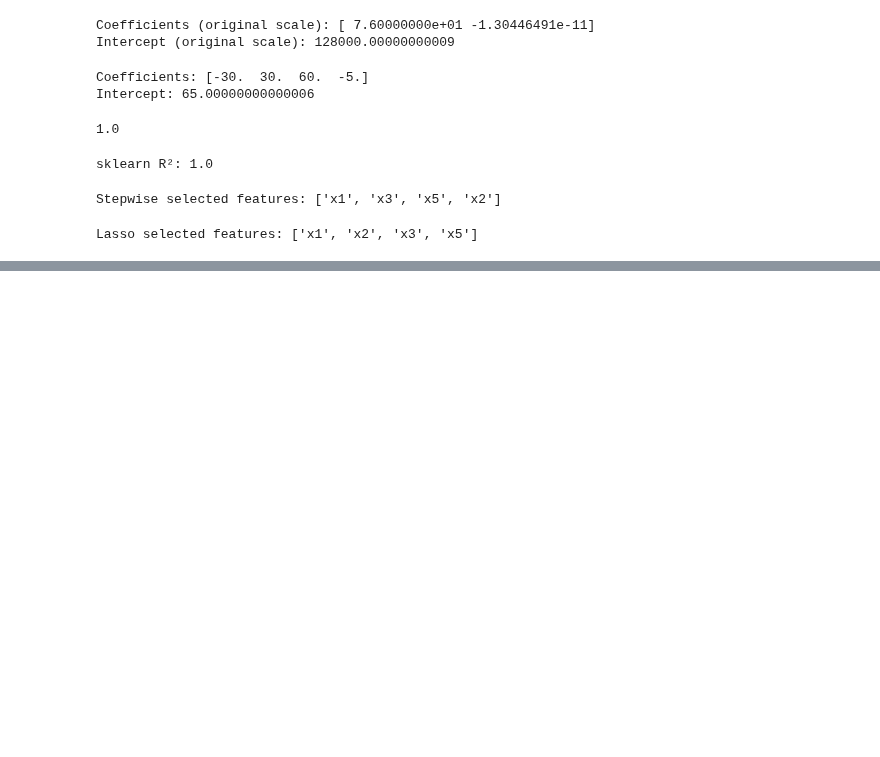
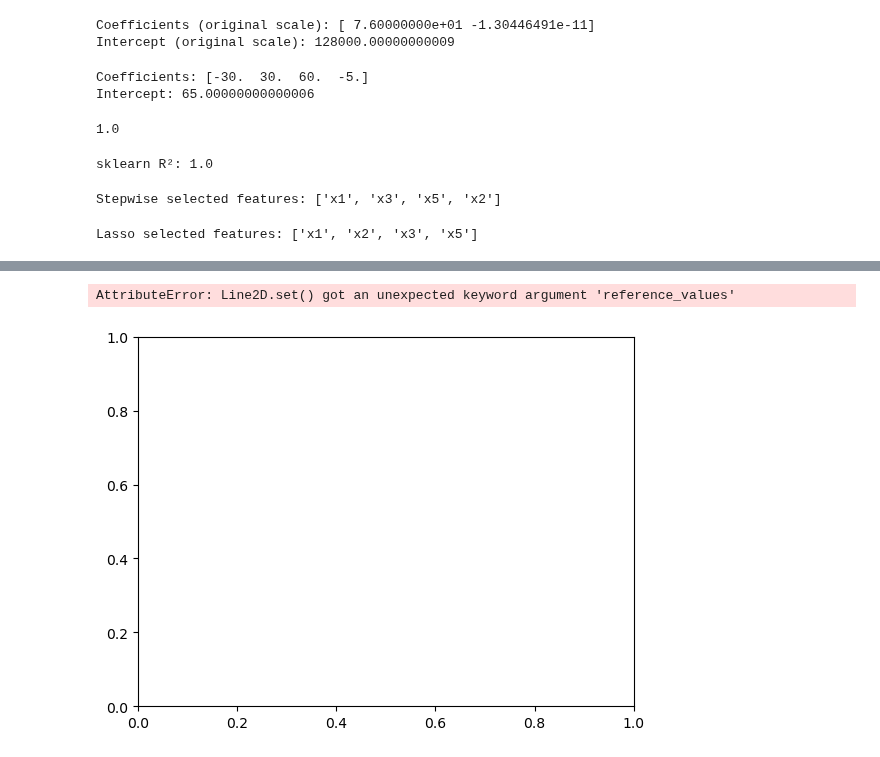
Before and after one commit to imdwipayana/Battlefield, a Jupyter notebook: Python_Practice/Linear_Regression/Untitled.ipynb, the cells around one changed output, grey strips where cells are left out. Saved outputs shown, nothing was run; the diff lists cells and outputs as text; code cells hidden in the pictures; blank space fills up the shorter version.

```diff
--- a/Python_Practice/Linear_Regression/Untitled.ipynb
+++ b/Python_Practice/Linear_Regression/Untitled.ipynb
@@ -224,0 +358,14 @@ Lasso selected features: ['x1', 'x2', 'x3', 'x5']
+# %%
+import pandas as pd
+import numpy as np
+
+# Simulate data
+np.random.seed(42)
+data = pd.DataFrame({
+    "age": np.random.randint(30, 80, 20),
+    "treatment": np.random.choice([0, 1], size=20),  # 0=control, 1=treated
+    "duration": np.random.randint(1, 15, 20),        # time until event or censor
+    "event_observed": np.random.choice([0, 1], size=20) # 1=event occurred
+})
+
+data.head()
@@ -224,0 +379,7 @@ Lasso selected features: ['x1', 'x2', 'x3', 'x5']
+# %%
+from lifelines import CoxPHFitter
+
+# Cox model: adjust treatment effect for age
+cph = CoxPHFitter()
+cph.fit(data, duration_col='duration', event_col='event_observed')
+cph.print_summary()
@@ -224,0 +402,26 @@ Lasso selected features: ['x1', 'x2', 'x3', 'x5']
+# %%
+from lifelines import CoxPHFitter
+import matplotlib.pyplot as plt
+
+# Assume `data` is already defined
+cph = CoxPHFitter()
+cph.fit(data, duration_col='duration', event_col='event_observed')
+
+# Plot partial effects
+# Adjusting for age at median value
+median_age = data['age'].median()
+
+ax = cph.plot_partial_effects_on_outcome(
+    covariates='treatment',      # variable to compare
+    values=[0, 1],               # control vs treated
+    reference_values={'age': median_age},
+    cmap='coolwarm'
+)
+
+plt.title("Risk-Adjusted Survival Curves (Adjusted for Age)")
+plt.xlabel("Time")
+plt.ylabel("Survival Probability")
+plt.show()
+# %% [output]
+AttributeError: Line2D.set() got an unexpected keyword argument 'reference_values'
+[figure, added]
```
Also changed, not shown: parts of 12 cells of this notebook.
